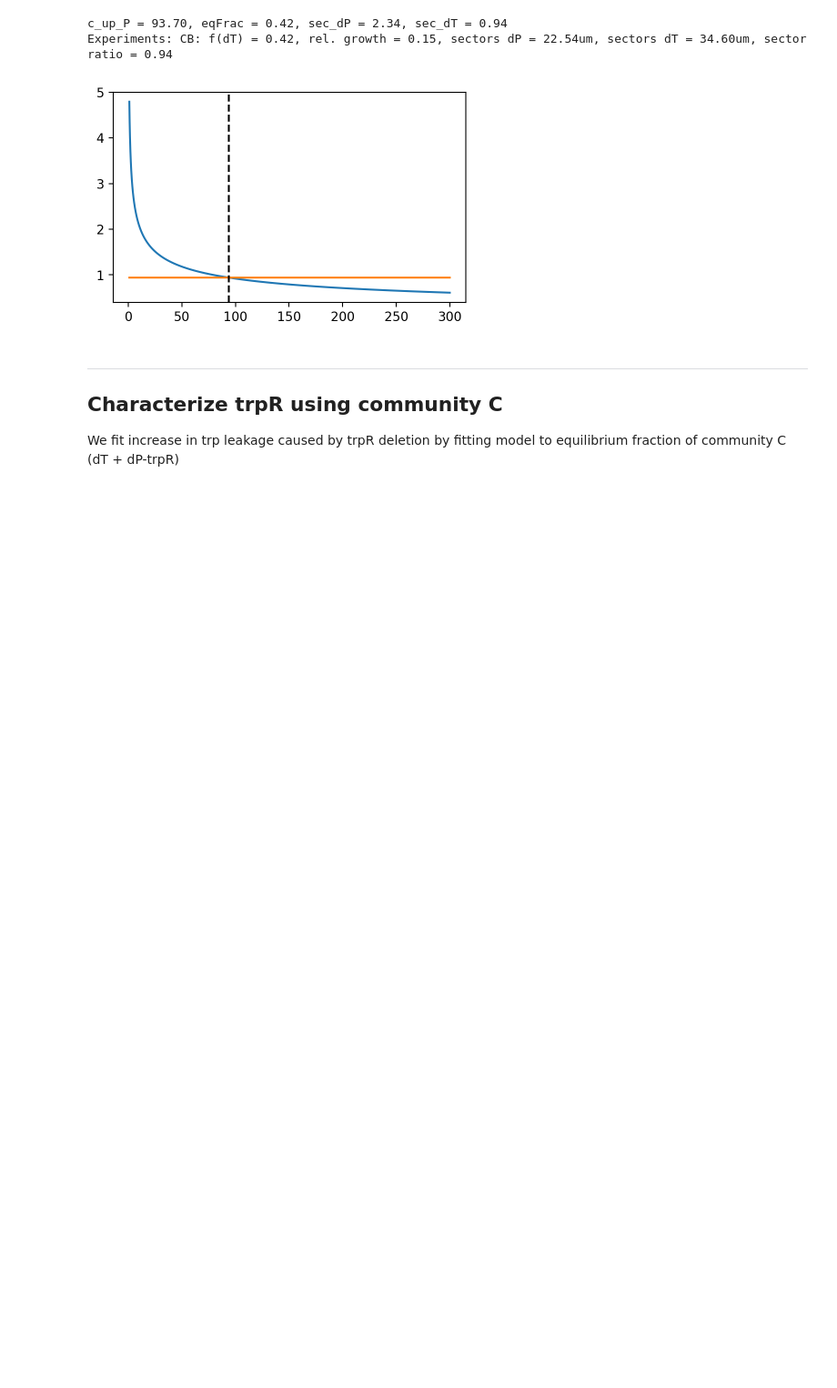
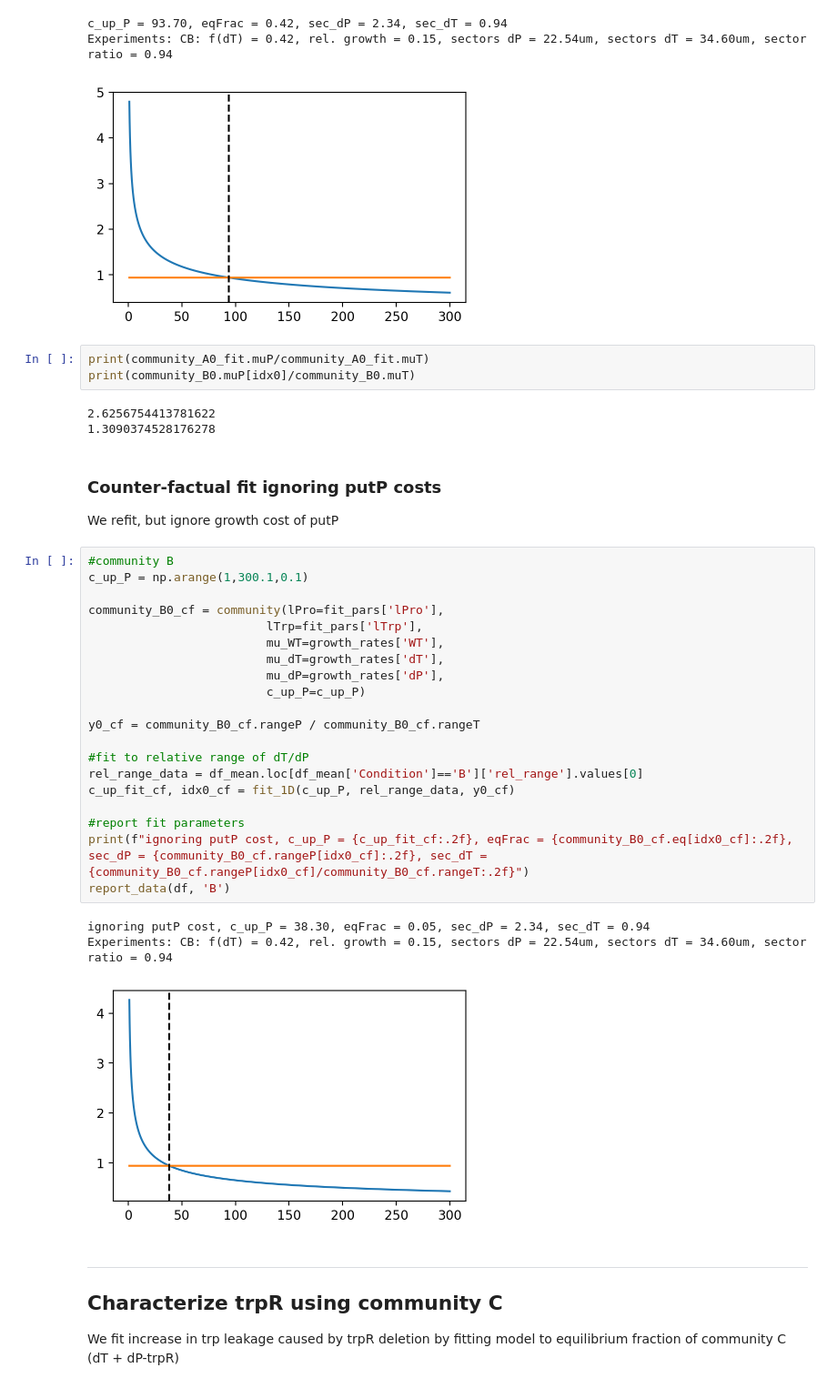
Before and after one commit to simonvanvliet/AuxotrophRangeExpansionModel, a Jupyter notebook: fit_parameters_range_expansion.ipynb, the cells around one changed output. Shown: that part at 91% size. Saved outputs shown, nothing was run; the diff lists cells and outputs as text; blank space fills up the shorter version.

```diff
--- a/fit_parameters_range_expansion.ipynb
+++ b/fit_parameters_range_expansion.ipynb
@@ -221,6 +221,40 @@ report_data(df, 'B')
 c_up_P = 93.70, eqFrac = 0.42, sec_dP = 2.34, sec_dT = 0.94
 Experiments: CB: f(dT) = 0.42, rel. growth = 0.15, sectors dP = 22.54um, sectors dT = 34.60um, sector ratio = 0.94
 [figure]
+# %%
+print(community_A0_fit.muP/community_A0_fit.muT)
+print(community_B0.muP[idx0]/community_B0.muT)
+# %% [output]
+2.6256754413781622
+1.3090374528176278
+# %% [markdown]
+### Counter-factual fit ignoring putP costs
+
+We refit, but ignore growth cost of putP
+# %%
+#community B
+c_up_P = np.arange(1,300.1,0.1)
+
+community_B0_cf = community(lPro=fit_pars['lPro'],
+                         lTrp=fit_pars['lTrp'],
+                         mu_WT=growth_rates['WT'],
+                         mu_dT=growth_rates['dT'],
+                         mu_dP=growth_rates['dP'],
+                         c_up_P=c_up_P)
+
+y0_cf = community_B0_cf.rangeP / community_B0_cf.rangeT
+
+#fit to relative range of dT/dP
+rel_range_data = df_mean.loc[df_mean['Condition']=='B']['rel_range'].values[0]
+c_up_fit_cf, idx0_cf = fit_1D(c_up_P, rel_range_data, y0_cf)
+
+#report fit parameters
+print(f"ignoring putP cost, c_up_P = {c_up_fit_cf:.2f}, eqFrac = {community_B0_cf.eq[idx0_cf]:.2f}, sec_dP = {community_B0_cf.rangeP[idx0_cf]:.2f}, sec_dT = {community_B0_cf.rangeP[idx0_cf]/community_B0_cf.rangeT:.2f}")
+report_data(df, 'B')
+# %% [output]
+ignoring putP cost, c_up_P = 38.30, eqFrac = 0.05, sec_dP = 2.34, sec_dT = 0.94
+Experiments: CB: f(dT) = 0.42, rel. growth = 0.15, sectors dP = 22.54um, sectors dT = 34.60um, sector ratio = 0.94
+[figure, added]
 # %% [markdown]
 ----
 
```
Also changed, not shown: 2 other files.
